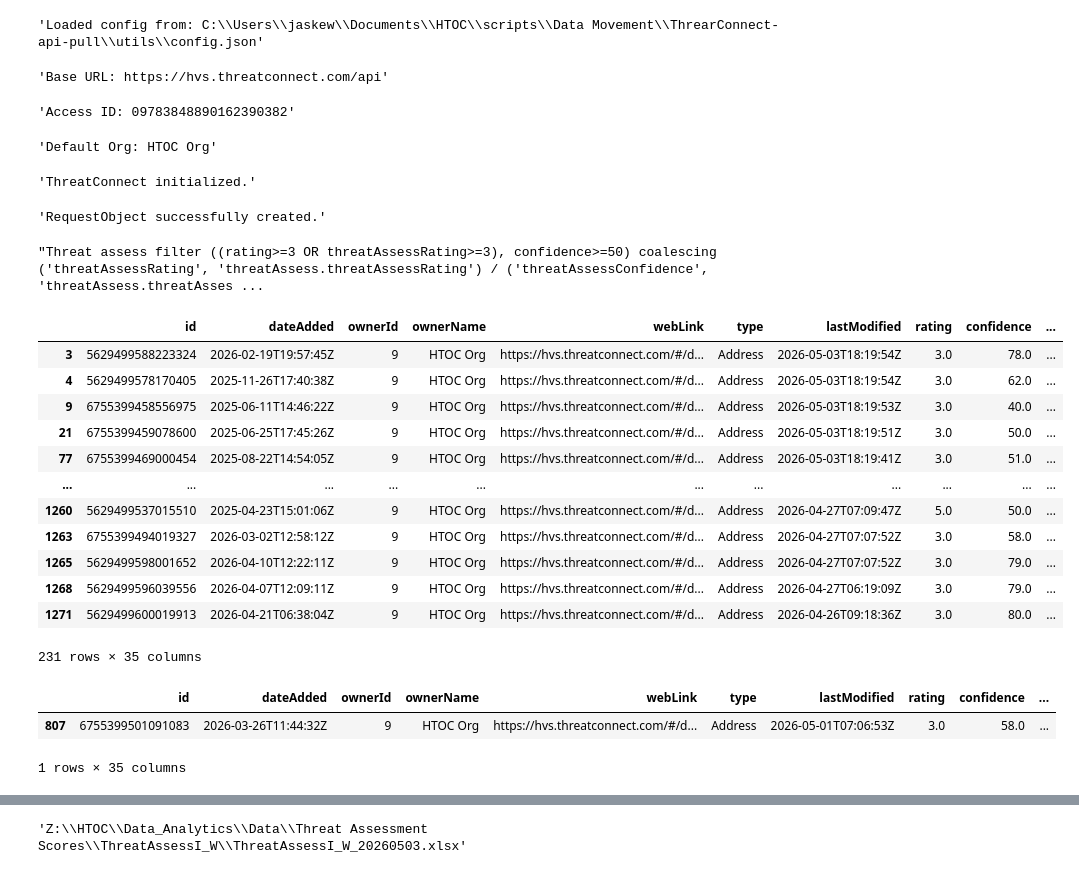
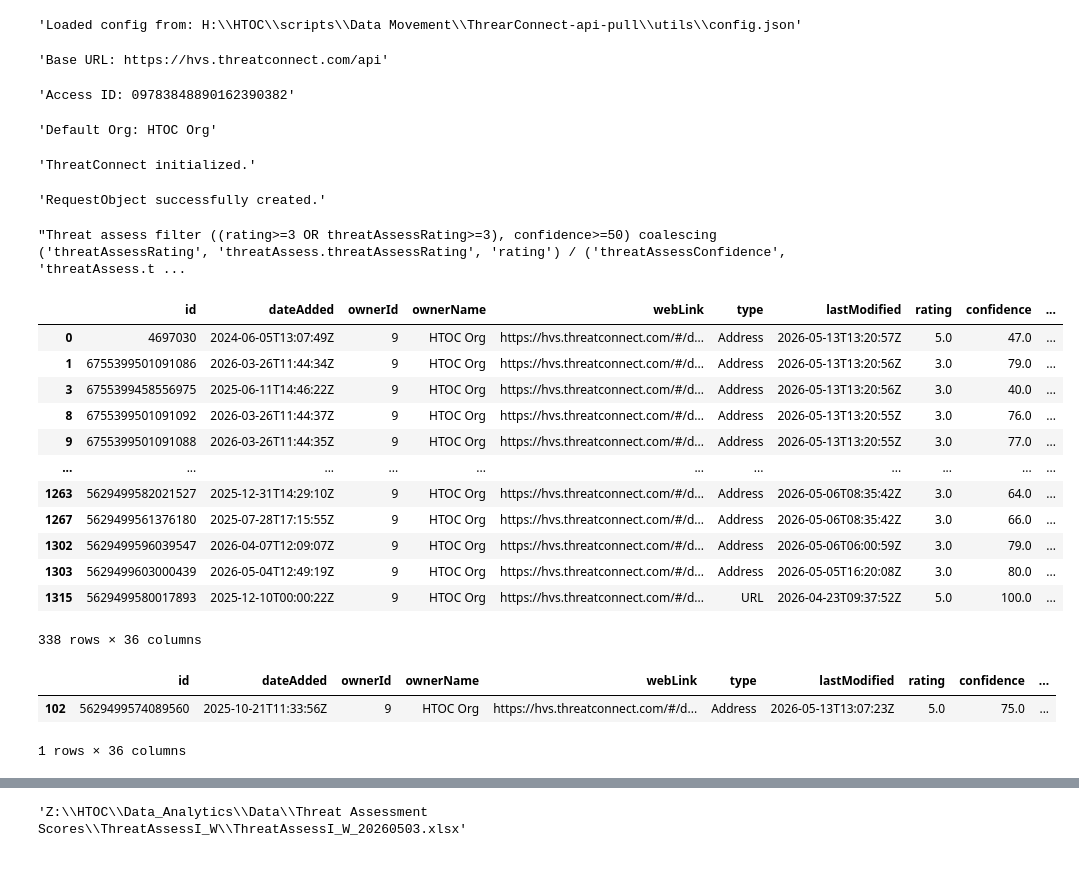
Before and after one commit to jaytlinaskew-org/htoc, a Jupyter notebook: notebooks/ThreatAssessment Scoring/ThreatScoreIW/ThreatScoreIW.ipynb, the cells around one changed output, grey strips where cells are left out. Drawn from its saved outputs; the diff is of its cells as text; code cells hidden in the pictures.

```diff
--- a/notebooks/ThreatAssessment Scoring/ThreatScoreIW/ThreatScoreIW.ipynb
+++ b/notebooks/ThreatAssessment Scoring/ThreatScoreIW/ThreatScoreIW.ipynb
@@ -11,7 +11,7 @@ from RequestObject import RequestObject
 from Owners import Owners
 
 # Add your project repo to path
-project_root = r"C:\Users\jaskew\Documents\HTOC\scripts\Data Movement\ThrearConnect-api-pull"
+project_root = r"H:\HTOC\scripts\Data Movement\ThrearConnect-api-pull"
 if project_root not in sys.path:
     sys.path.append(project_root)
 
@@ -56,7 +56,7 @@ except Exception as e:
     display(f"[ERROR] Failed to initialize RequestObject: {e}")
     sys.exit(1)
 # %% [output]
-'Loaded config from: C:\\Users\\jaskew\\Documents\\HTOC\\scripts\\Data Movement\\ThrearConnect-api-pull\\utils\\config.json'
+'Loaded config from: H:\\HTOC\\scripts\\Data Movement\\ThrearConnect-api-pull\\utils\\config.json'
 'Base URL: https://hvs.threatconnect.com/api'
 'Access ID: 09783848890162390382'
 'Default Org: HTOC Org'
@@ -176,9 +176,10 @@ if normalized_data:
     observed_src = observed_src.merge(sources_per_indicator, on='indicator', how='left')
     # Filter to keep only records where ownerName is 'HTOC Org'
     observed_src = observed_src[observed_src['ownerName'] == 'HTOC Org'].copy()
-    # Keep rows where top-level rating >= 3 OR coalesced threatAssessRating >= 3, and confidence >= 50.
-    # Coalesce flat vs nested threatAssess columns per row (do not fold `rating` into threatAssessRating).
-    _rating_cols = ("threatAssessRating", "threatAssess.threatAssessRating")
+    # Keep rows where top-level rating >= 3 OR coalesced threatAssessRating >= 3, and
+    # (coalesced TA confidence >= 50 OR top-level confidence >= 50).
+    # Coalesce flat vs nested threatAssess columns; keep top-level rating/confidence separate for OR.
+    _rating_cols = ("threatAssessRating", "threatAssess.threatAssessRating", "rating")
     _confidence_cols = ("threatAssessConfidence", "threatAssess.threatAssessConfidence")
 
     def _first_non_null_numeric(df, ordered_cols):
@@ -189,53 +190,60 @@ if normalized_data:
         for c in present[1:]:
             s = pd.to_numeric(df[c], errors="coerce")
             out = out.mask(out.isna(), s)
         return out
 
     _tar = _first_non_null_numeric(observed_src, _rating_cols)
     _tc = _first_non_null_numeric(observed_src, _confidence_cols)
     if _tar is None or _tc is None:
         raise KeyError(
             f"Could not resolve Threat Assess columns. Tried rating={_rating_cols}, "
             f"confidence={_confidence_cols}. Columns: {list(observed_src.columns)}"
         )
     if "rating" in observed_src.columns:
         _r = pd.to_numeric(observed_src["rating"], errors="coerce")
     else:
         _r = pd.Series(float("nan"), index=observed_src.index, dtype=float)
+
+    if "confidence" in observed_src.columns:
+        _c = pd.to_numeric(observed_src["confidence"], errors="coerce")
+    else:
+        _c = pd.Series(float("nan"), index=observed_src.index, dtype=float)
+
     _pre_ta = len(observed_src)
     # Use >= 50 so a boundary value of 50.0 is included (strict > 50 dropped those rows).
     _pass_rating_band = (_tar >= 3) | (_r >= 3)
-    observed_src = observed_src[_pass_rating_band & (_tc >= 50)].copy()
+    _pass_confidence_band = (_tc >= 50) | (_c >= 50)
+    observed_src = observed_src[_pass_rating_band & _pass_confidence_band].copy()
     display(
         f"Threat assess filter ((rating>=3 OR threatAssessRating>=3), confidence>=50) coalescing {_rating_cols} / {_confidence_cols}: "
         f"{_pre_ta} -> {len(observed_src)} rows."
     )
 else:
     display("No valid indicator data found.")
     observed_src = pd.DataFrame()
 
 display(observed_src)
 # %% [output]
-"Threat assess filter ((rating>=3 OR threatAssessRating>=3), confidence>=50) coalescing ('threatAssessRating', 'threatAssess.threatAssessRating') / ('threatAssessConfidence', 'threatAssess.threatAsses ...
+"Threat assess filter ((rating>=3 OR threatAssessRating>=3), confidence>=50) coalescing ('threatAssessRating', 'threatAssess.threatAssessRating', 'rating') / ('threatAssessConfidence', 'threatAssess.t ...
 |  | id | dateAdded | ownerId | ownerName | webLink | type | lastModified | rating | confidence | ... |
-| 3 | 5629499588223324 | 2026-02-19T19:57:45Z | 9 | HTOC Org | https://hvs.threatconnect.com/#/d... | Address | 2026-05-03T18:19:54Z | 3.0 | 78.0 | ... |
-| 4 | 5629499578170405 | 2025-11-26T17:40:38Z | 9 | HTOC Org | https://hvs.threatconnect.com/#/d... | Address | 2026-05-03T18:19:54Z | 3.0 | 62.0 | ... |
-| 9 | 6755399458556975 | 2025-06-11T14:46:22Z | 9 | HTOC Org | https://hvs.threatconnect.com/#/d... | Address | 2026-05-03T18:19:53Z | 3.0 | 40.0 | ... |
-| 21 | 6755399459078600 | 2025-06-25T17:45:26Z | 9 | HTOC Org | https://hvs.threatconnect.com/#/d... | Address | 2026-05-03T18:19:51Z | 3.0 | 50.0 | ... |
-| 77 | 6755399469000454 | 2025-08-22T14:54:05Z | 9 | HTOC Org | https://hvs.threatconnect.com/#/d... | Address | 2026-05-03T18:19:41Z | 3.0 | 51.0 | ... |
+| 0 | 4697030 | 2024-06-05T13:07:49Z | 9 | HTOC Org | https://hvs.threatconnect.com/#/d... | Address | 2026-05-13T13:20:57Z | 5.0 | 47.0 | ... |
+| 1 | 6755399501091086 | 2026-03-26T11:44:34Z | 9 | HTOC Org | https://hvs.threatconnect.com/#/d... | Address | 2026-05-13T13:20:56Z | 3.0 | 79.0 | ... |
+| 3 | 6755399458556975 | 2025-06-11T14:46:22Z | 9 | HTOC Org | https://hvs.threatconnect.com/#/d... | Address | 2026-05-13T13:20:56Z | 3.0 | 40.0 | ... |
+| 8 | 6755399501091092 | 2026-03-26T11:44:37Z | 9 | HTOC Org | https://hvs.threatconnect.com/#/d... | Address | 2026-05-13T13:20:55Z | 3.0 | 76.0 | ... |
+| 9 | 6755399501091088 | 2026-03-26T11:44:35Z | 9 | HTOC Org | https://hvs.threatconnect.com/#/d... | Address | 2026-05-13T13:20:55Z | 3.0 | 77.0 | ... |
 | ... | ... | ... | ... | ... | ... | ... | ... | ... | ... | ... |
-| 1260 | 5629499537015510 | 2025-04-23T15:01:06Z | 9 | HTOC Org | https://hvs.threatconnect.com/#/d... | Address | 2026-04-27T07:09:47Z | 5.0 | 50.0 | ... |
-| 1263 | 6755399494019327 | 2026-03-02T12:58:12Z | 9 | HTOC Org | https://hvs.threatconnect.com/#/d... | Address | 2026-04-27T07:07:52Z | 3.0 | 58.0 | ... |
-| 1265 | 5629499598001652 | 2026-04-10T12:22:11Z | 9 | HTOC Org | https://hvs.threatconnect.com/#/d... | Address | 2026-04-27T07:07:52Z | 3.0 | 79.0 | ... |
-| 1268 | 5629499596039556 | 2026-04-07T12:09:11Z | 9 | HTOC Org | https://hvs.threatconnect.com/#/d... | Address | 2026-04-27T06:19:09Z | 3.0 | 79.0 | ... |
-| 1271 | 5629499600019913 | 2026-04-21T06:38:04Z | 9 | HTOC Org | https://hvs.threatconnect.com/#/d... | Address | 2026-04-26T09:18:36Z | 3.0 | 80.0 | ... |
+| 1263 | 5629499582021527 | 2025-12-31T14:29:10Z | 9 | HTOC Org | https://hvs.threatconnect.com/#/d... | Address | 2026-05-06T08:35:42Z | 3.0 | 64.0 | ... |
+| 1267 | 5629499561376180 | 2025-07-28T17:15:55Z | 9 | HTOC Org | https://hvs.threatconnect.com/#/d... | Address | 2026-05-06T08:35:42Z | 3.0 | 66.0 | ... |
+| 1302 | 5629499596039547 | 2026-04-07T12:09:07Z | 9 | HTOC Org | https://hvs.threatconnect.com/#/d... | Address | 2026-05-06T06:00:59Z | 3.0 | 79.0 | ... |
+| 1303 | 5629499603000439 | 2026-05-04T12:49:19Z | 9 | HTOC Org | https://hvs.threatconnect.com/#/d... | Address | 2026-05-05T16:20:08Z | 3.0 | 80.0 | ... |
+| 1315 | 5629499580017893 | 2025-12-10T00:00:22Z | 9 | HTOC Org | https://hvs.threatconnect.com/#/d... | URL | 2026-04-23T09:37:52Z | 5.0 | 100.0 | ... |
-231 rows × 35 columns
+338 rows × 36 columns
 # %%
-observed_src[observed_src['indicator'] == '196.11.86.134']
+observed_src[observed_src['indicator'] == '174.128.251.99']
 # %% [output]
 |  | id | dateAdded | ownerId | ownerName | webLink | type | lastModified | rating | confidence | ... |
-| 807 | 6755399501091083 | 2026-03-26T11:44:32Z | 9 | HTOC Org | https://hvs.threatconnect.com/#/d... | Address | 2026-05-01T07:06:53Z | 3.0 | 58.0 | ... |
+| 102 | 5629499574089560 | 2025-10-21T11:33:56Z | 9 | HTOC Org | https://hvs.threatconnect.com/#/d... | Address | 2026-05-13T13:07:23Z | 5.0 | 75.0 | ... |
-1 rows × 35 columns
+1 rows × 36 columns
 # %%
 import pandas as pd
 import ast
```
Also changed, not shown: parts of 8 cells of this notebook, 25 other files.
